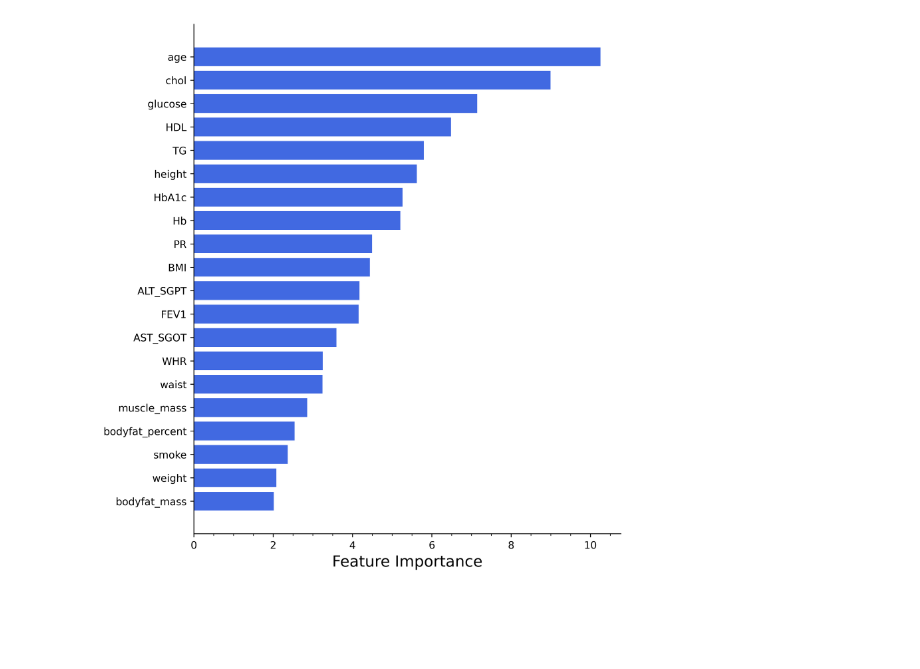
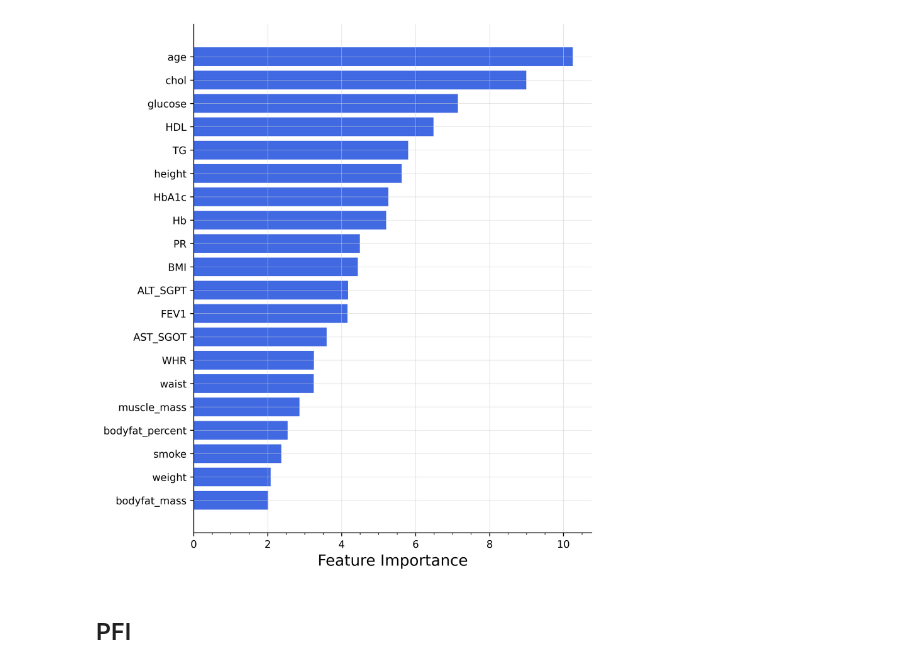
Before and after one commit to eunsikchoi1230/TabSurvey, a Jupyter notebook: Untitled.ipynb, the cells around one changed output. Saved outputs shown, nothing was run; the diff lists cells and outputs as text; code cells hidden in the pictures; blank space fills up the shorter version.

```diff
--- a/Untitled.ipynb
+++ b/Untitled.ipynb
@@ -37,24 +35,28 @@ sorted_columns, sorted_importances_values = zip(*sorted_importances)
 # %%
 import matplotlib.pyplot as plt
 import matplotlib.ticker as ticker
 
-fig, ax = plt.subplots(figsize=(7.5, 9), dpi=600)
+fig, ax = plt.subplots(figsize=(7, 9), dpi=600)
 ax.barh(sorted_columns[:20], sorted_importances_values[:20], color='royalblue')
 ax.set_xlabel('Feature Importance', fontsize=15)
 # ax.set_title('Feature Importances from CatBoost Model')
 ax.spines['top'].set_visible(False)
 ax.spines['right'].set_visible(False)
 
 # Adding minor ticks
 ax.xaxis.set_minor_locator(ticker.AutoMinorLocator())
 
 # Invert y axis to have the most important feature at the top
 plt.gca().invert_yaxis()
 
+ax.grid(True, linewidth=0.3, color='lightgray')
+
 # Set font size for tick labels
 ax.tick_params(axis='both', which='major', labelsize=10)
 ax.tick_params(axis='x', which='minor', labelsize=8)  # Minor tick label size
 plt.savefig('output/feature_importance.png', dpi=600)
 plt.show()
 # %% [output]
-[figure, old version]
+[figure, new version]
+# %% [markdown]
+## PFI
```
Also changed, not shown: parts of 11 cells of this notebook, 4 other files.
